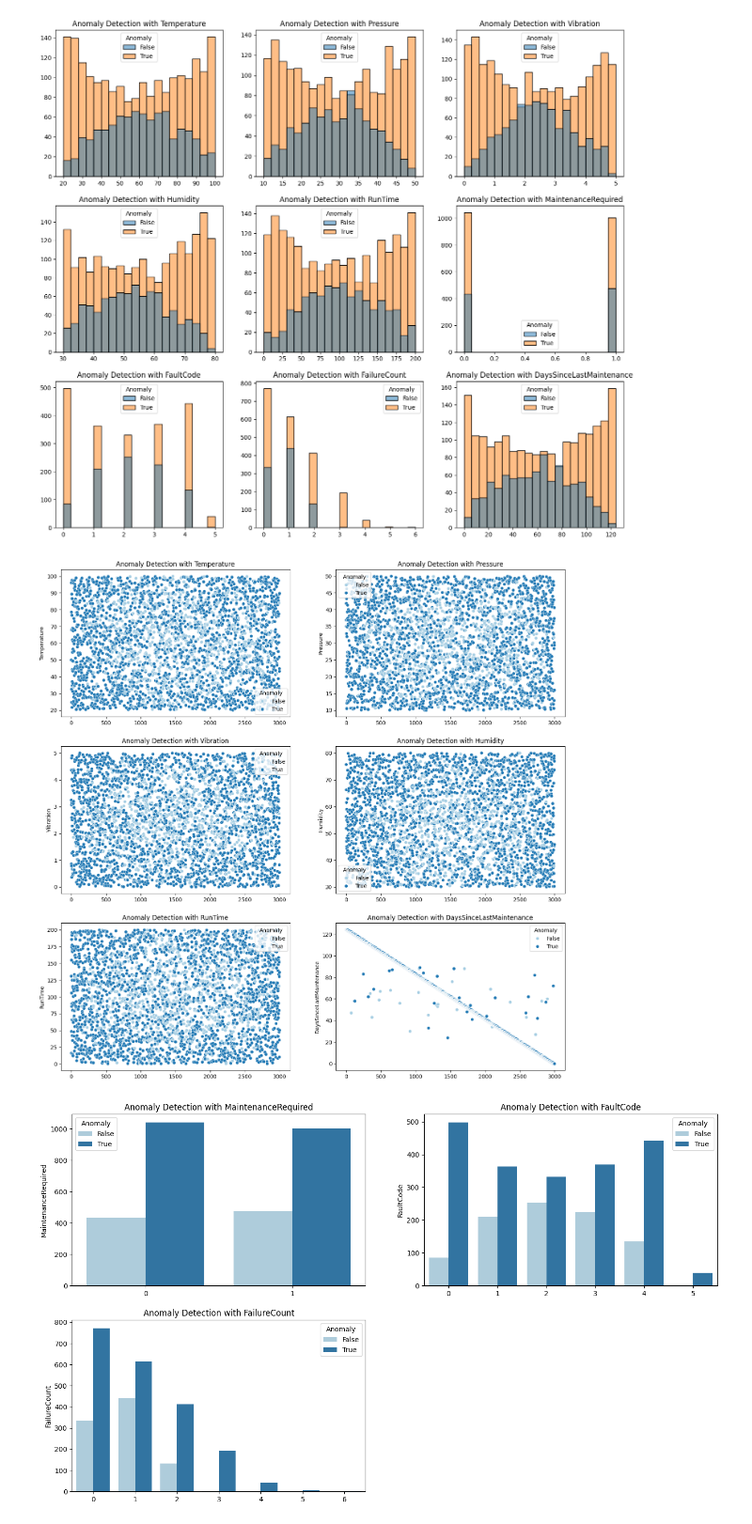
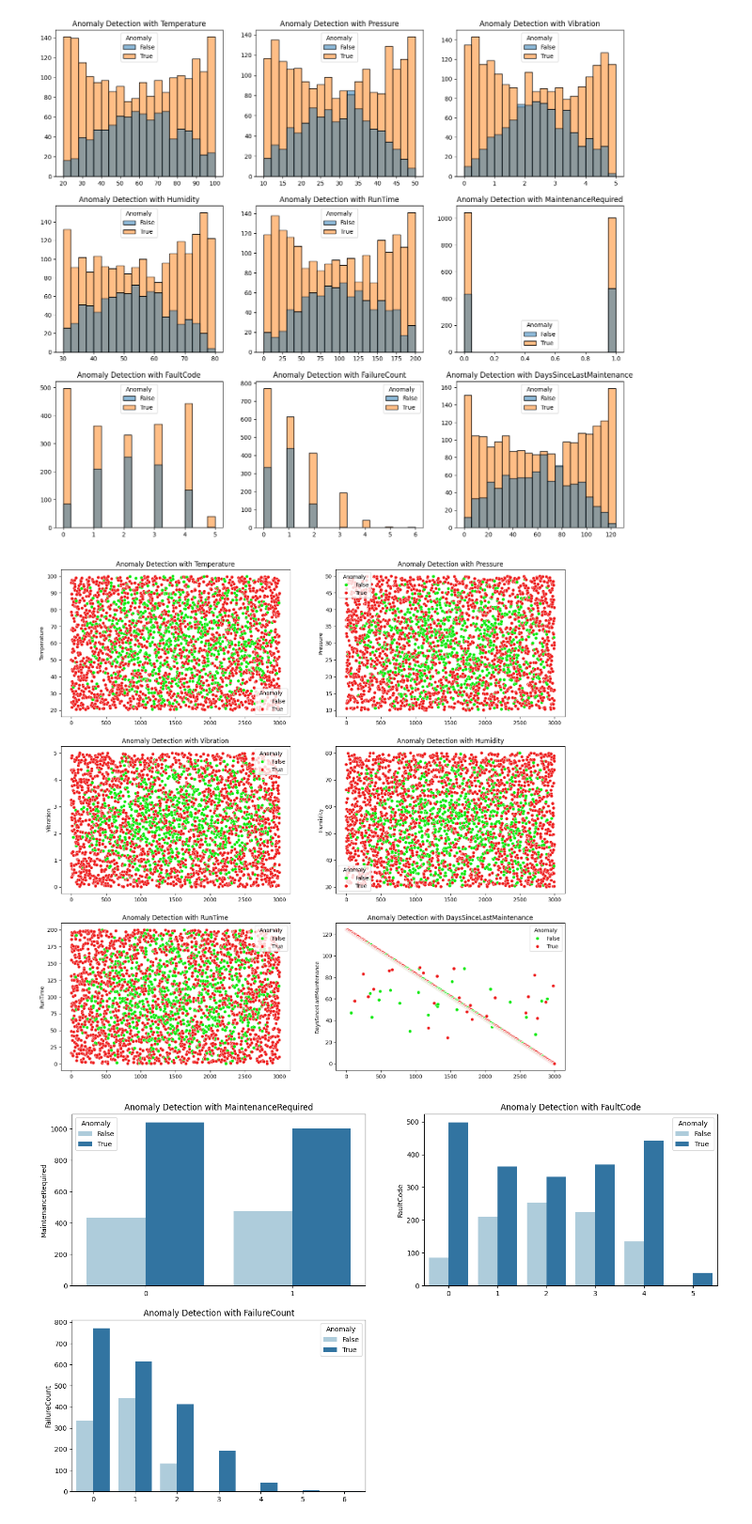
Before and after one commit to vishwak05/Gradious-Assignments, a Jupyter notebook: ML Algo/Assignment-5/manufacturing_anamoly.ipynb, the cells around one changed output. Shown at 94% size. Saved outputs shown, nothing was run; the diff lists cells and outputs as text; code cells hidden in the pictures.

```diff
--- a/ML Algo/Assignment-5/manufacturing_anamoly.ipynb
+++ b/ML Algo/Assignment-5/manufacturing_anamoly.ipynb
@@ -342,16 +342,16 @@ plt.show()
 # %%
 # Scatter plots of numeric features with Anomaly
 plt.figure(figsize=(17,17))
 
 for i, col in enumerate(num_cols):
 	plt.subplot(3,2,i+1)
-	sns.scatterplot(x=mfr_df.index, y=mfr_df[col], hue=mfr_df['Anomaly'], palette='Paired')
+	sns.scatterplot(x=mfr_df.index, y=mfr_df[col], hue=mfr_df['Anomaly'], palette={True: "#ED1616", False: "#02E902"})
 	plt.title(f'Anomaly Detection with {col}')
 	plt.xlabel('')
 	plt.ylabel(col)
 plt.show()
 # %% [output]
-[figure, old version]
+[figure, new version]
 # %%
 # Count plots of categorical features with Anomaly
 plt.figure(figsize=(17,10))
```
Also changed, not shown: parts of 2 cells of this notebook, 2 other files.
